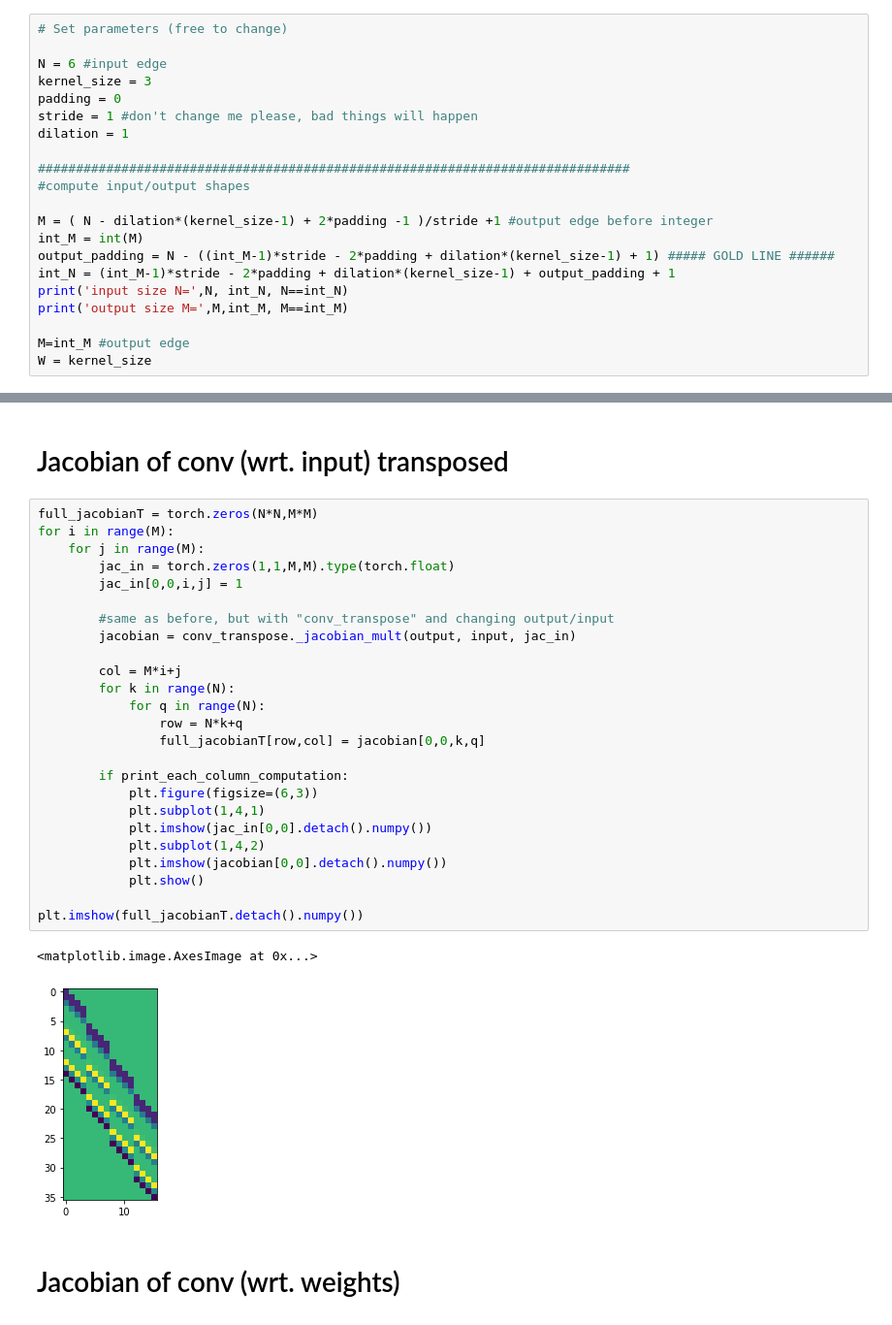
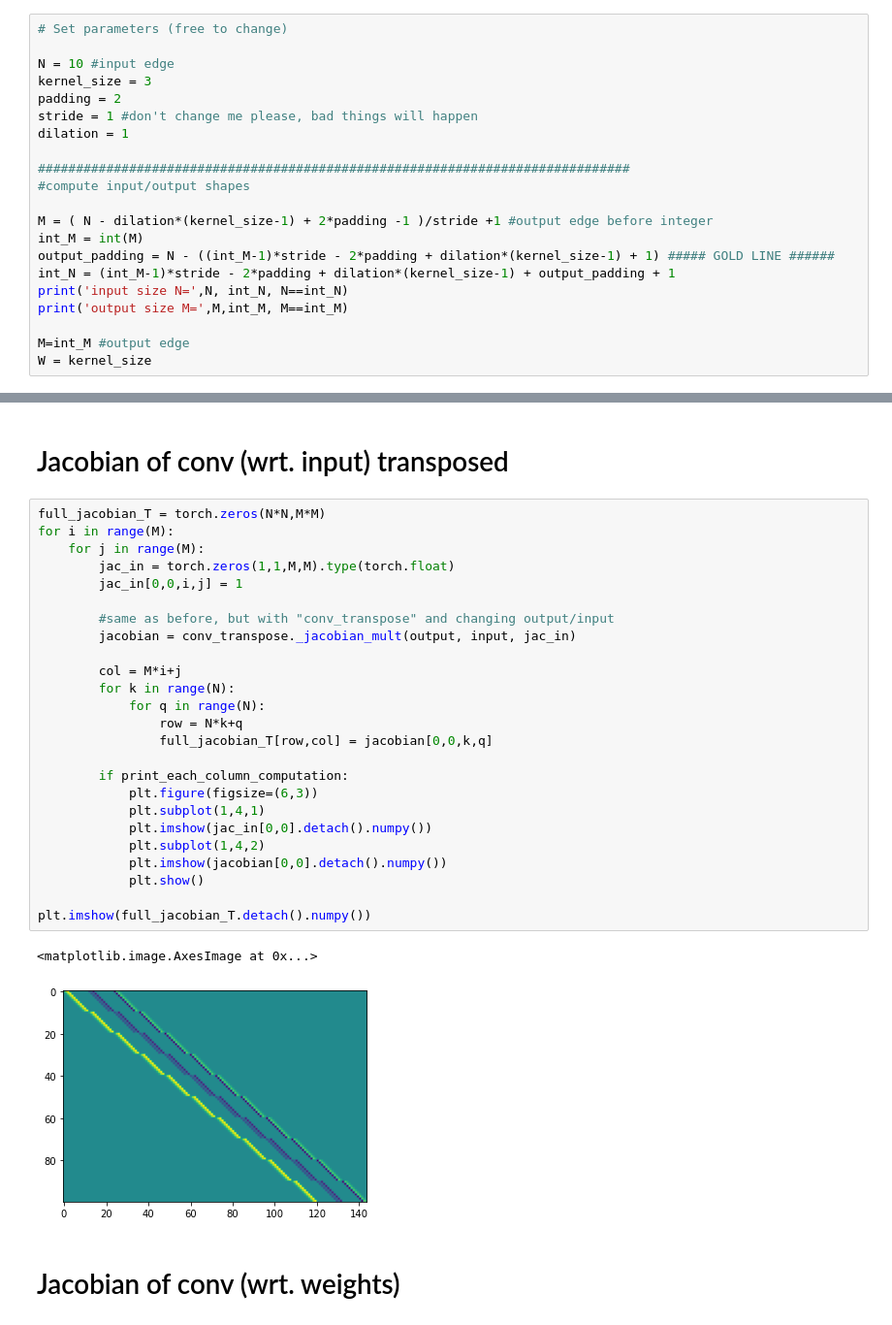
Before and after one commit to FrederikWarburg/LaplaceAE, a Jupyter notebook: notebooks/jacobian_convolution.ipynb, the cells around one changed output, grey strips where cells are left out. Shown at 97% size. Drawn from its saved outputs; the diff is of its cells as text.

```diff
--- a/notebooks/jacobian_convolution.ipynb
+++ b/notebooks/jacobian_convolution.ipynb
@@ -13,9 +13,9 @@ from stochman import nnj
 # %%
 # Set parameters (free to change)
 
-N = 6 #input edge
+N = 10 #input edge
 kernel_size = 3
-padding = 0
+padding = 2
 stride = 1 #don't change me please, bad things will happen
 dilation = 1
 
@@ -134,33 +134,33 @@ plt.imshow(full_jacobian.detach().numpy())
 # %% [markdown]
 # Jacobian of conv (wrt. input) transposed
 # %%
-full_jacobianT = torch.zeros(N*N,M*M)
+full_jacobian_T = torch.zeros(N*N,M*M)
 for i in range(M):
     for j in range(M):
         jac_in = torch.zeros(1,1,M,M).type(torch.float)
         jac_in[0,0,i,j] = 1
 
         #same as before, but with "conv_transpose" and changing output/input
         jacobian = conv_transpose._jacobian_mult(output, input, jac_in)
 
         col = M*i+j
         for k in range(N):
             for q in range(N):
                 row = N*k+q
-                full_jacobianT[row,col] = jacobian[0,0,k,q]
+                full_jacobian_T[row,col] = jacobian[0,0,k,q]
 
         if print_each_column_computation:
             plt.figure(figsize=(6,3))
             plt.subplot(1,4,1)
             plt.imshow(jac_in[0,0].detach().numpy())
             plt.subplot(1,4,2)
             plt.imshow(jacobian[0,0].detach().numpy())
             plt.show()
 
-plt.imshow(full_jacobianT.detach().numpy())
+plt.imshow(full_jacobian_T.detach().numpy())
 # %% [output]
 <matplotlib.image.AxesImage at 0x...>
-[figure, old version]
+[figure, new version]
 # %% [markdown]
 # Jacobian of conv (wrt. weights)
 # %%
```
Also changed, not shown: parts of 11 cells of this notebook.
